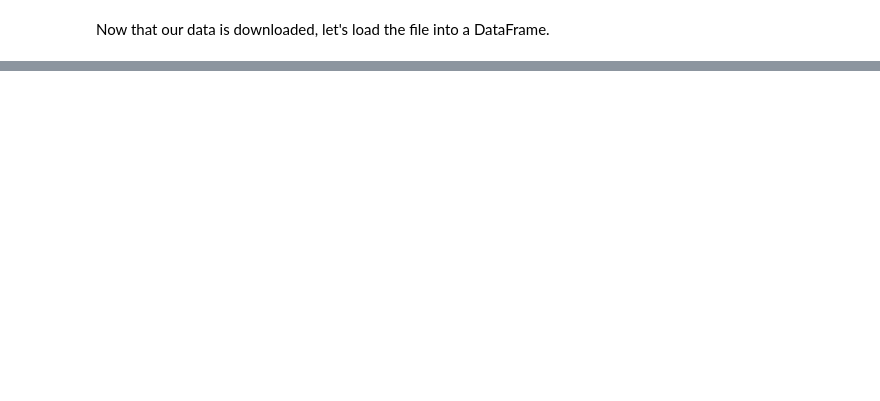
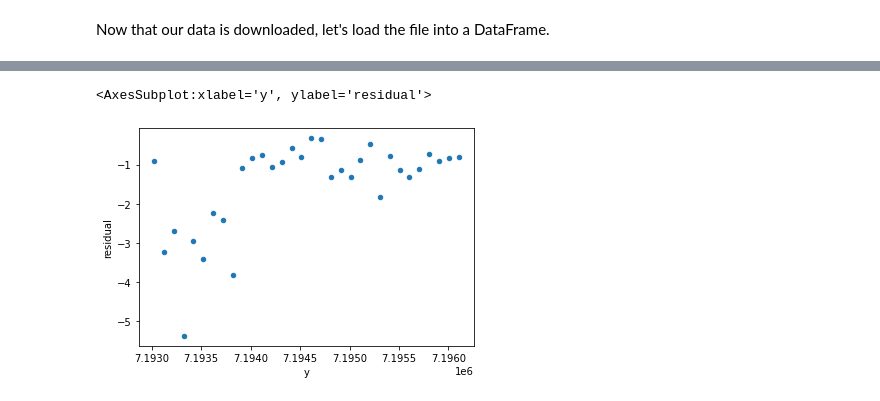
Before and after one commit to zachghiaccio/icesat2-snowex, a Jupyter notebook: is2_quicklook_depths.ipynb, the cells around one changed output, grey strips where cells are left out. Saved outputs shown, nothing was run; the diff lists cells and outputs as text; code cells hidden in the pictures; blank space fills up the shorter version.

Commit message:
Finished querying process for QL notebook
QL notebook now queries and downloads ATL08QL data over Alaska. Co-registration with UAF lidar also set, though initial snow depths are off.

```diff
--- a/is2_quicklook_depths.ipynb
+++ b/is2_quicklook_depths.ipynb
@@ -75,0 +129,7 @@ atl08.head()
+# %%
+# Remove messy ICESat-2 data
+upper = atl08.height.mean() + 3*atl08.height.std()
+atl08 = atl08.loc[atl08.height<upper]
+
+# Add vertical height correction needed for quick-look products
+atl08['height'] += 2.7
@@ -75,0 +138,9 @@ atl08.head()
+# %%
+# Load UAF lidar data into a raster. Will be updated to be more flexible at a later date.
+f_snow_off = 'C:/Users/zfair/OneDrive - NASA/Documents/Python/icesat2-snow/Data/UAF/farmersloop_2022may28_dtm.tif'
+f_snow_on = 'C:/Users/zfair/OneDrive - NASA/Documents/Python/icesat2-snow/Data/UAF/farmersloop_2022oct24_snowdepth.tif'
+
+lidar_snow_off = rio.open_rasterio(f_snow_off)
+lidar_snow_on = rio.open_rasterio(f_snow_on)
+
+lidar_snow_off
@@ -75,0 +159,9 @@ atl08.head()
+# %%
+# Apply vertical datum correction. To be updated to be more flexible.
+lidar_snow_off -= 9.75
+
+# Coregister with ICESat-2 using a bivariate spline
+strong_ids = np.unique(atl08['gt'])
+atl08_uaf = lp.coregister_is2(lidar_snow_off, lidar_snow_on, atl08, strong_ids)
+
+atl08_uaf.head()
@@ -75,0 +175,7 @@ atl08.head()
+# %%
+# Remove filler data
+atl08_uaf['lidar_height'][atl08_uaf['lidar_height']<0] = np.nan
+atl08_uaf['lidar_snow_depth'][atl08_uaf['lidar_snow_depth']<0] = np.nan
+atl08_uaf['residual'][atl08_uaf['residual']>100] = np.nan
+
+atl08_uaf.head()
@@ -75,0 +201,5 @@ atl08.head()
+# %%
+atl08_uaf.plot.scatter(x='y', y='residual')
+# %% [output]
+<AxesSubplot:xlabel='y', ylabel='residual'>
+[figure, added]
```
Also changed, not shown: parts of 11 cells of this notebook.
